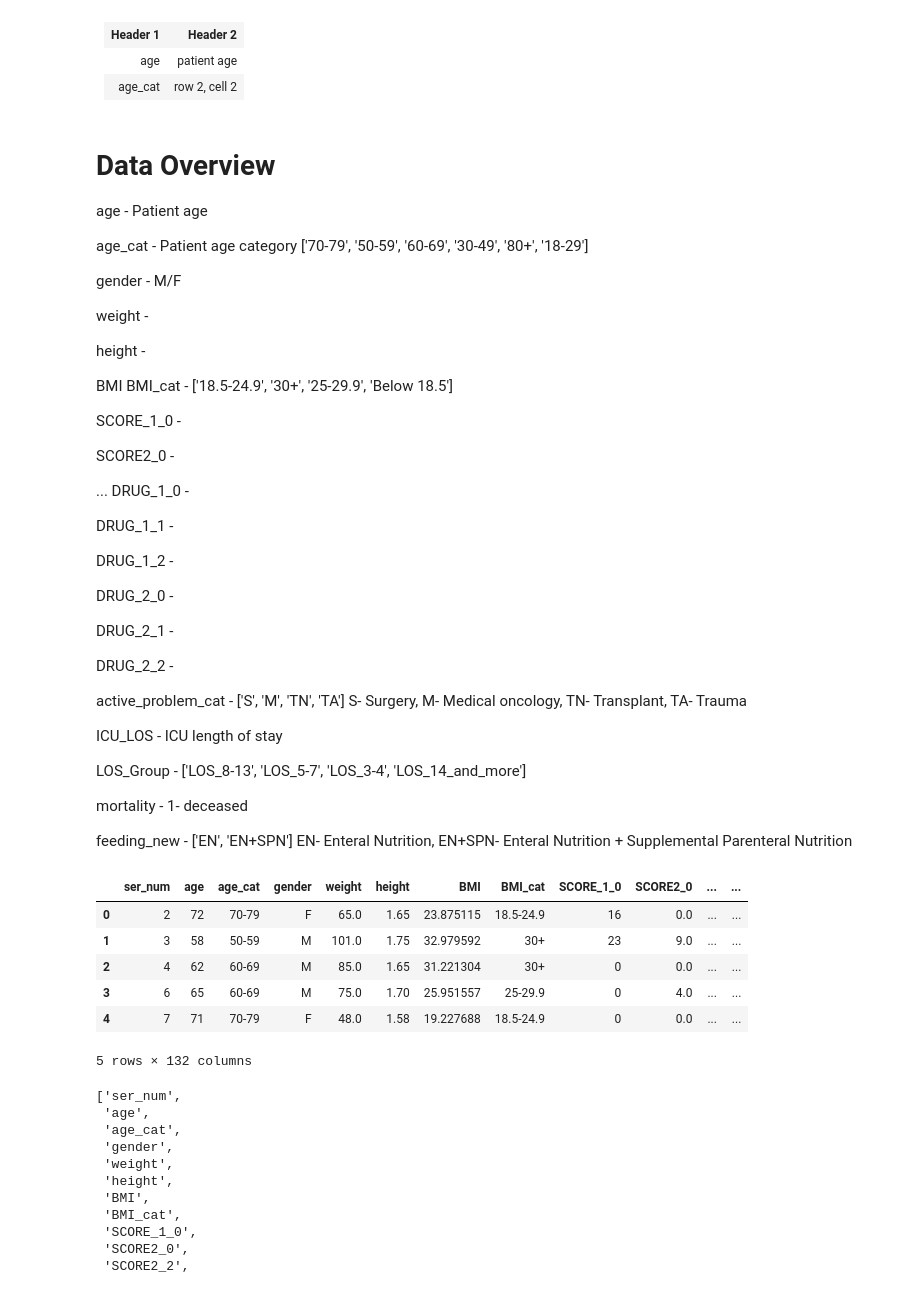
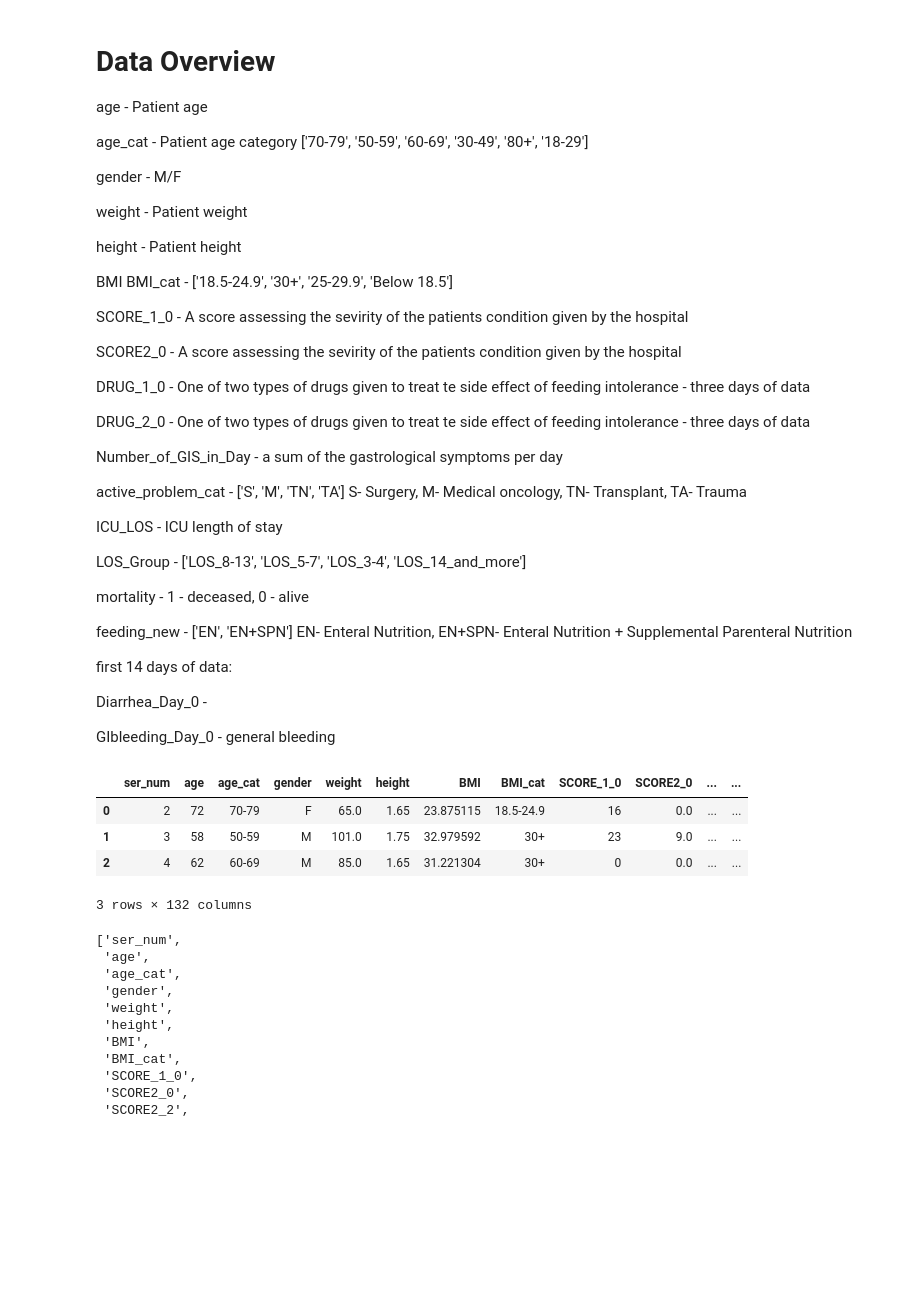
Before and after one commit to Shaked-g/FinalProject, a Jupyter notebook: Final Project.ipynb, the cells around one changed output. Cells and saved outputs as stored; diff of their text form; code cells hidden in the pictures; blank space fills up the shorter version.

```diff
--- a/Final Project.ipynb
+++ b/Final Project.ipynb
@@ -5,21 +5,6 @@ import seaborn as sns
 import matplotlib.pyplot as plt
 # %%
 data = pd.read_excel("Data_demo.xlsx")
-# %% [markdown]
-<table>
-  <tr>
-    <th>Header 1</th>
-    <th>Header 2</th>
-  </tr>
-  <tr>
-    <td>age</td>
-    <td>patient age</td>
-  </tr>
-  <tr>
-    <td>age_cat</td>
-    <td>row 2, cell 2</td>
-  </tr>
-</table>
 # %% [markdown]
 # Data Overview
 
@@ -29,27 +14,21 @@ age_cat - Patient age category  ['70-79', '50-59', '60-69', '30-49', '80+', '18-
 
 gender  - M/F
 
-weight	-
+weight	- Patient weight
 
-height	-
+height	- Patient height
 
 BMI	BMI_cat	- ['18.5-24.9', '30+', '25-29.9', 'Below 18.5']
 
-SCORE_1_0	-
+SCORE_1_0	- A score assessing the sevirity of the patients condition given by the hospital
 
-SCORE2_0	-
+SCORE2_0	- A score assessing the sevirity of the patients condition given by the hospital
 
-...	DRUG_1_0	-
+DRUG_1_0	- One of two types of drugs given to treat te side effect of feeding intolerance - three days of data
 
-DRUG_1_1	-
+DRUG_2_0	- One of two types of drugs given to treat te side effect of feeding intolerance - three days of data
 
-DRUG_1_2	-
-
-DRUG_2_0	-
-
-DRUG_2_1	-
-
-DRUG_2_2	-
+Number_of_GIS_in_Day	- a sum of the gastrological symptoms per day
 
 active_problem_cat - ['S', 'M', 'TN', 'TA'] S- Surgery, M- Medical oncology, TN- Transplant, TA- Trauma
 
@@ -57,19 +36,23 @@ ICU_LOS	    - ICU length of stay
 
 LOS_Group	- ['LOS_8-13', 'LOS_5-7', 'LOS_3-4', 'LOS_14_and_more']
 
-mortality	- 1- deceased
+mortality	- 1 - deceased, 0 - alive
 
 feeding_new - ['EN', 'EN+SPN'] EN- Enteral Nutrition, EN+SPN- Enteral Nutrition + Supplemental Parenteral Nutrition
+
+first 14 days of data:
+
+Diarrhea_Day_0 -
+
+GIbleeding_Day_0 - general bleeding
 # %%
-data.head()
+data.head(3)
 # %% [output]
 |  | ser_num | age | age_cat | gender | weight | height | BMI | BMI_cat | SCORE_1_0 | SCORE2_0 | ... | ... |
 | 0 | 2 | 72 | 70-79 | F | 65.0 | 1.65 | 23.875115 | 18.5-24.9 | 16 | 0.0 | ... | ... |
 | 1 | 3 | 58 | 50-59 | M | 101.0 | 1.75 | 32.979592 | 30+ | 23 | 9.0 | ... | ... |
 | 2 | 4 | 62 | 60-69 | M | 85.0 | 1.65 | 31.221304 | 30+ | 0 | 0.0 | ... | ... |
-| 3 | 6 | 65 | 60-69 | M | 75.0 | 1.70 | 25.951557 | 25-29.9 | 0 | 4.0 | ... | ... |
-| 4 | 7 | 71 | 70-79 | F | 48.0 | 1.58 | 19.227688 | 18.5-24.9 | 0 | 0.0 | ... | ... |
-5 rows × 132 columns
+3 rows × 132 columns
 # %%
 full_feature_list = list(data.columns)
 full_feature_list
```
Also changed, not shown: parts of 15 cells of this notebook.
